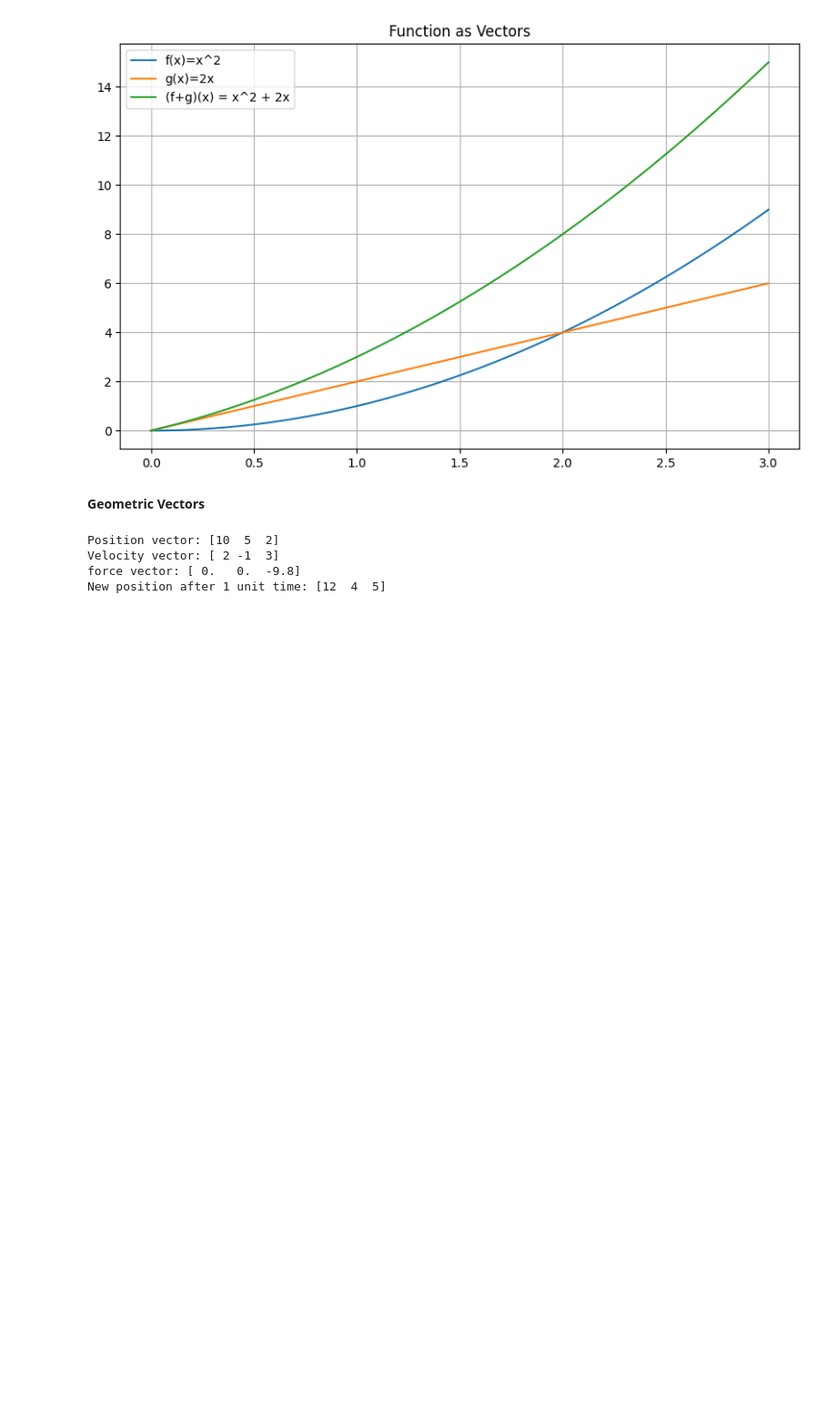
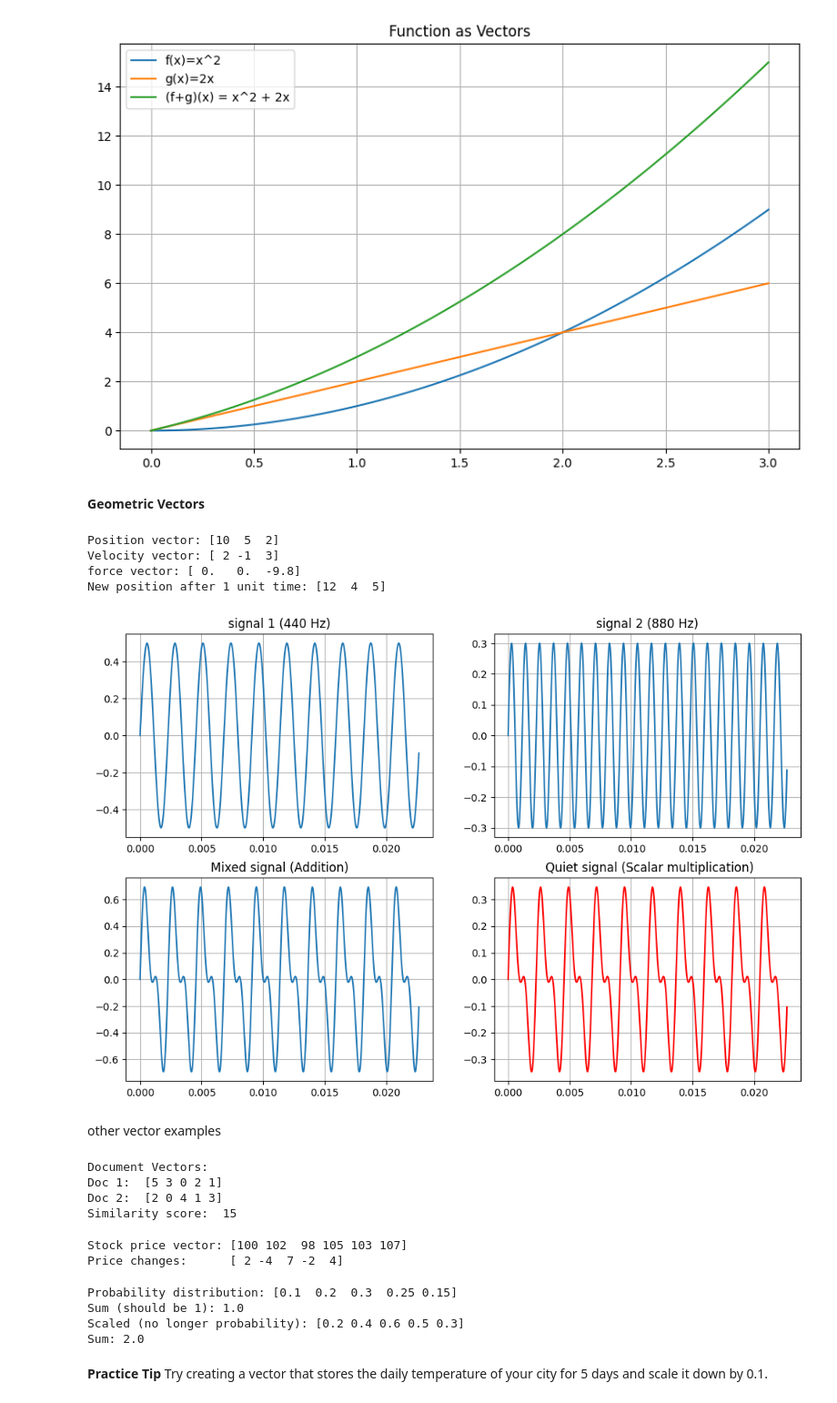
Before and after one commit to bissakaAI/DataAndData_analysis, a Jupyter notebook: Task_folder/Numpy/workingWithNumpy2.ipynb, the cells around one changed output. Shown at 91% size. Drawn from its saved outputs; the diff is of its cells as text; code cells hidden in the pictures; blank space fills up the shorter version.

```diff
--- a/Task_folder/Numpy/workingWithNumpy2.ipynb
+++ b/Task_folder/Numpy/workingWithNumpy2.ipynb
@@ -275,11 +273,85 @@ New position after 1 unit time: [12  4  5]
 # %%
 # Audio signals as vectors
 sample_rate = 44100
 duration = 0.1 # 0.1 seconds
 t = np.linspace(0,duration, int(sample_rate * duration))
 
 
 #Two sine waves (audio signals )
-signal1 =0.5*np.sin(2*np.pi * 440 * t ) #
+signal1 =0.5*np.sin(2*np.pi * 440 * t ) # a note (440 Hz)
+signal2 = 0.3 * np.sin(2* np.pi * 880 * t) # A note one octave higher
 
-#
+#vector addition of audio signals
+mixed_signal = signal1 + signal2
+
+#scalar multiplication (volume control)
+quiet_signal = 0.5 * mixed_signal
+
+plt.figure(figsize=(12,8))
+plt.subplot(2,2,1)
+plt.plot(t[:1000],signal1[:1000])
+plt.title("signal 1 (440 Hz)")
+plt.grid(True)
+
+
+plt.subplot(2,2,2)
+plt.plot(t[:1000],signal2[:1000])
+plt.title("signal 2 (880 Hz)")
+plt.grid(True)
+
+plt.subplot(2,2,3)
+plt.plot(t[:1000],mixed_signal[:1000])
+plt.title("Mixed signal (Addition)")
+plt.grid(True)
+
+plt.subplot(2,2,4)
+plt.plot(t[:1000],quiet_signal[:1000],'red')
+plt.title(" Quiet signal (Scalar multiplication)")
+plt.grid(True)
+# %% [output]
+[figure, added]
+# %% [markdown]
+other vector examples
+# %%
+# 1. word frequencies in documents (Real-world)
+document1 = np.array([5,3,0,2,1]) # word counts: [the, cat,dog,sat,run]
+document2 = np.array([2,0,4,1,3]) # word counts for same vocabulary
+similarity = np.dot(document1,document2)
+print("Document Vectors: ")
+print("Doc 1: ",document1)
+print("Doc 2: ",document2)
+print("Similarity score: ",similarity)
+# %% [output]
+Document Vectors:
+Doc 1:  [5 3 0 2 1]
+Doc 2:  [2 0 4 1 3]
+Similarity score:  15
+# %%
+# 2. Stock prices over time (Real-world)
+stock_prices = np.array([100,102,98,105,103,107])
+print("\nStock price vector:", stock_prices)
+
+#price changes (difference vector)
+price_changes  = np.diff(stock_prices)
+print("Price changes:\t   ",price_changes)
+# %% [output]
+Stock price vector: [100 102  98 105 103 107]
+Price changes:      [ 2 -4  7 -2  4]
+# %%
+#3.  Probability distributions (Abstract)
+prob_dist = np.array([0.1,0.2,0.3,0.25,0.15])
+print("\nProbability distribution:",prob_dist)
+print("Sum (should be 1):", np.sum(prob_dist))
+
+# Scaling maintains probability properties
+scaled_prob = 2 * prob_dist
+print("Scaled (no longer probability):",scaled_prob)
+print("Sum:", np.sum(scaled_prob))
+# %% [output]
+Probability distribution: [0.1  0.2  0.3  0.25 0.15]
+Sum (should be 1): 1.0
+Scaled (no longer probability): [0.2 0.4 0.6 0.5 0.3]
+Sum: 2.0
+# %% [markdown]
+__**Practice Tip**__
+Try creating a vector that stores the daily temperature of your city for 5 days and scale it down by 0.1.
```
Also changed, not shown: parts of 28 cells of this notebook, 3 other files.
